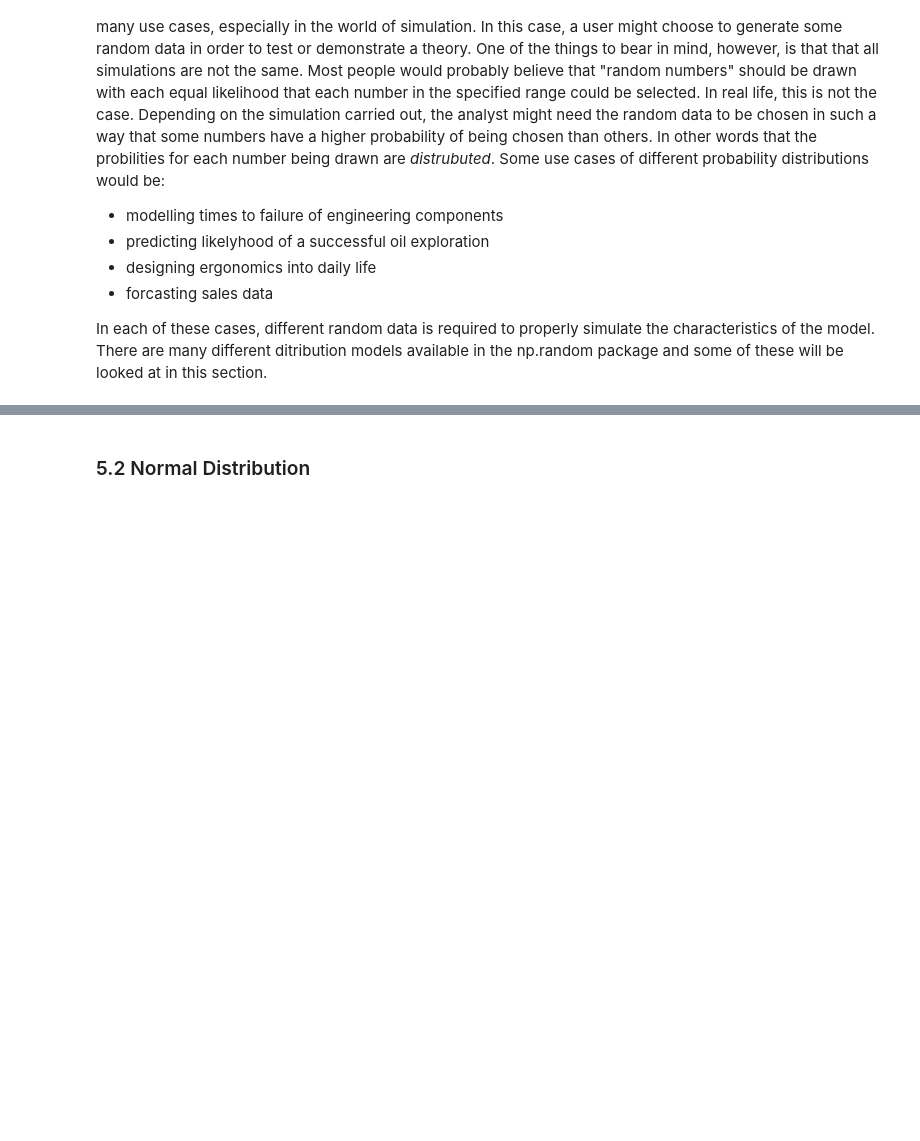
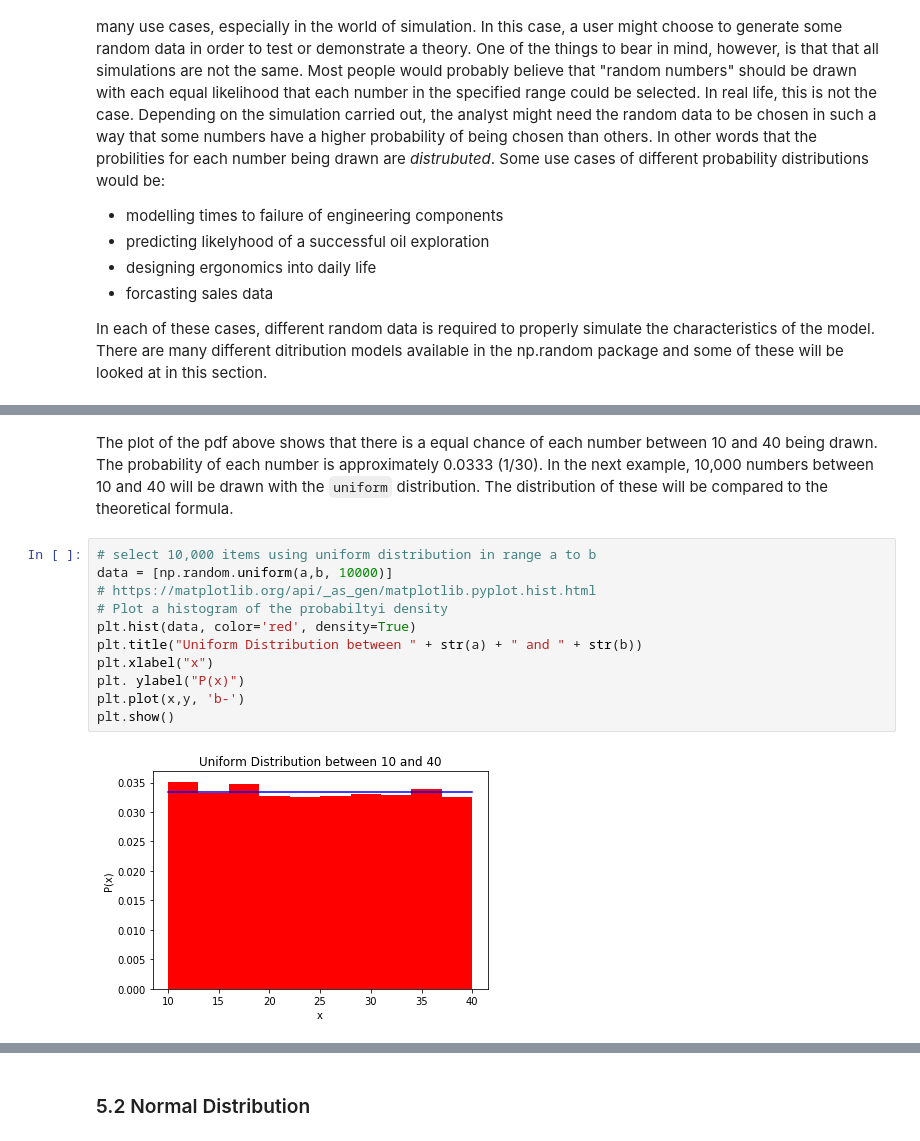
Before and after one commit to shkyler/gmit-pfda-exercises, a Jupyter notebook: numpyrandom.ipynb, the cells around one changed output, grey strips where cells are left out. Drawn from its saved outputs; the diff is of its cells as text; blank space fills up the shorter version.

```diff
--- a/numpyrandom.ipynb
+++ b/numpyrandom.ipynb
@@ -396,0 +417,15 @@ A real life example of how this might be used is for daily sales forecast in the
+# %% [markdown]
+The plot of the pdf above shows that there is a equal chance of each number between 10 and 40 being drawn. The probability of each number is approximately 0.0333 (1/30). In the next example, 10,000 numbers between 10 and 40 will be drawn with the `uniform` distribution. The distribution of these will be compared to the theoretical formula.
+# %%
+# select 10,000 items using uniform distribution in range a to b
+data = [np.random.uniform(a,b, 10000)]
+# https://matplotlib.org/api/_as_gen/matplotlib.pyplot.hist.html
+# Plot a histogram of the probabiltyi density
+plt.hist(data, color='red', density=True)
+plt.title("Uniform Distribution between " + str(a) + " and " + str(b))
+plt.xlabel("x")
+plt. ylabel("P(x)")
+plt.plot(x,y, 'b-')
+plt.show()
+# %% [output]
+[figure, added]
```
Also changed, not shown: parts of 27 cells of this notebook.
